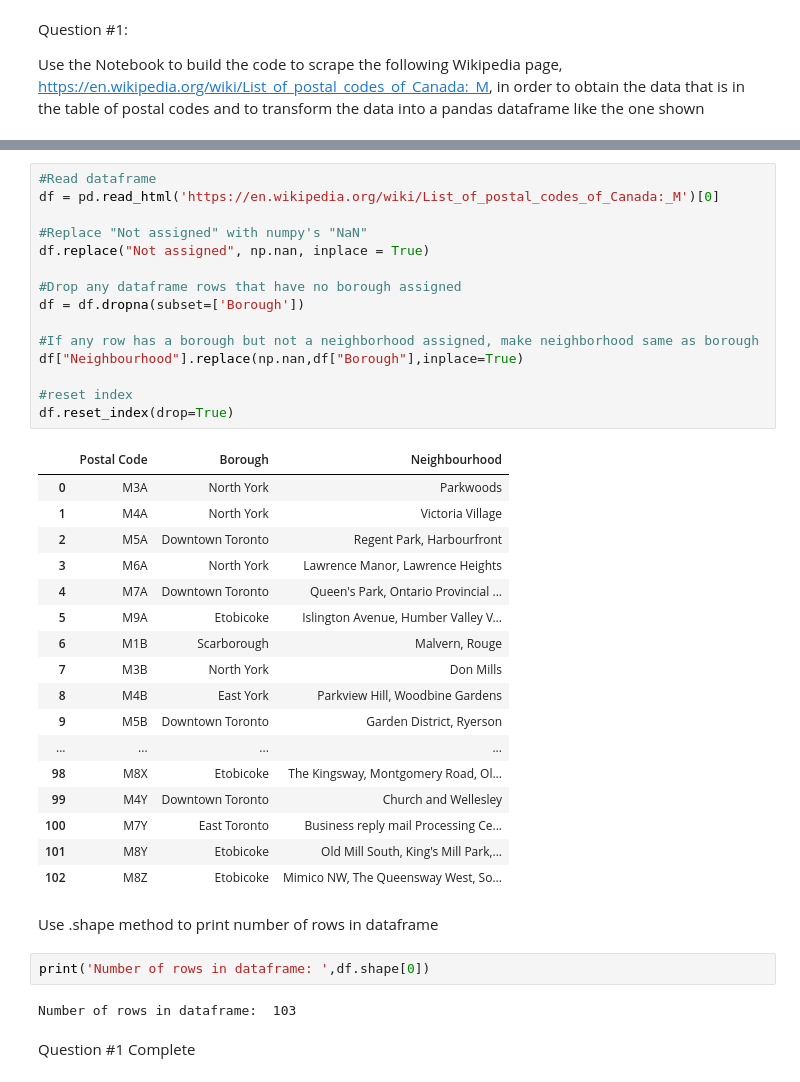
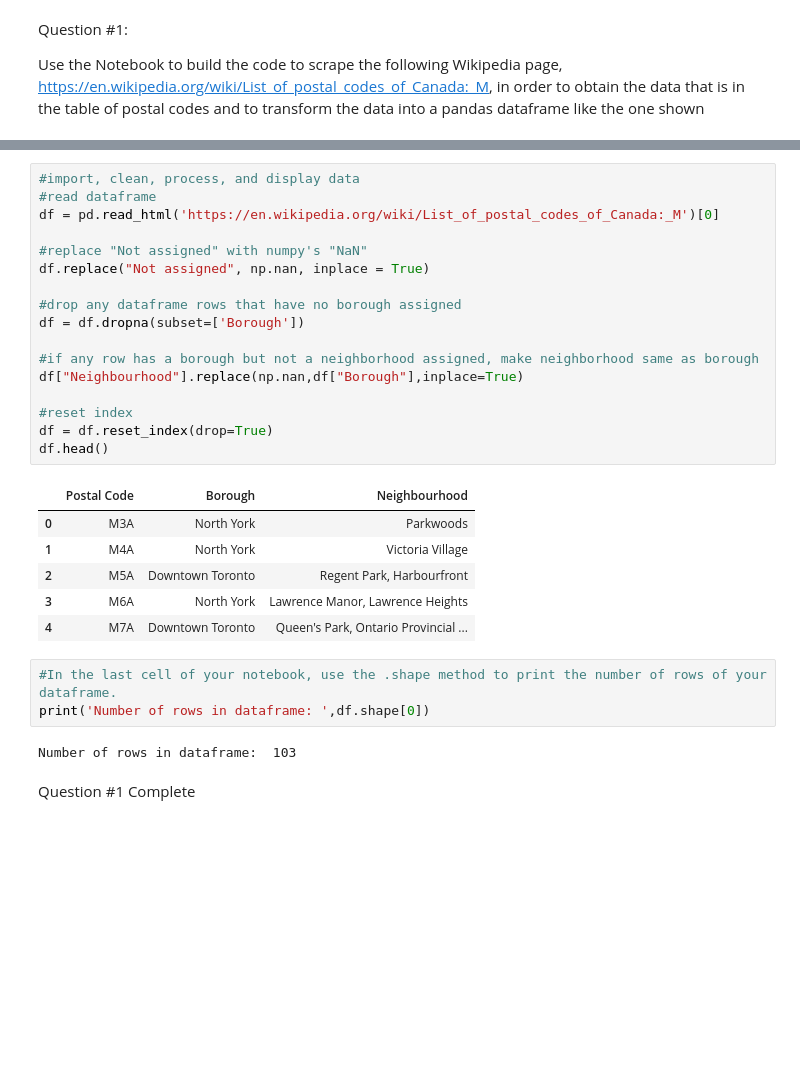
Before and after one commit to cjmarino/Coursera_Capstone, a Jupyter notebook: Coursera_Capstone_Week_3.ipynb, the cells around one changed output, grey strips where cells are left out. Drawn from its saved outputs; the diff is of its cells as text; blank space fills up the shorter version.

```diff
--- a/Coursera_Capstone_Week_3.ipynb
+++ b/Coursera_Capstone_Week_3.ipynb
@@ -17,42 +35,32 @@ Import, clean, process, and display data
 # %%
-#Read dataframe
+#import, clean, process, and display data
+#read dataframe
 df = pd.read_html('https://en.wikipedia.org/wiki/List_of_postal_codes_of_Canada:_M')[0]
 
-#Replace "Not assigned" with numpy's "NaN"
+#replace "Not assigned" with numpy's "NaN"
 df.replace("Not assigned", np.nan, inplace = True)
 
-#Drop any dataframe rows that have no borough assigned
+#drop any dataframe rows that have no borough assigned
 df = df.dropna(subset=['Borough'])
 
-#If any row has a borough but not a neighborhood assigned, make neighborhood same as borough
+#if any row has a borough but not a neighborhood assigned, make neighborhood same as borough
 df["Neighbourhood"].replace(np.nan,df["Borough"],inplace=True)
 
 #reset index
-df.reset_index(drop=True)
+df = df.reset_index(drop=True)
+df.head()
 # %% [output]
 |  | Postal Code | Borough | Neighbourhood |
 | 0 | M3A | North York | Parkwoods |
 | 1 | M4A | North York | Victoria Village |
 | 2 | M5A | Downtown Toronto | Regent Park, Harbourfront |
 | 3 | M6A | North York | Lawrence Manor, Lawrence Heights |
 | 4 | M7A | Downtown Toronto | Queen's Park, Ontario Provincial ... |
-| 5 | M9A | Etobicoke | Islington Avenue, Humber Valley V... |
-| 6 | M1B | Scarborough | Malvern, Rouge |
-| 7 | M3B | North York | Don Mills |
-| 8 | M4B | East York | Parkview Hill, Woodbine Gardens |
-| 9 | M5B | Downtown Toronto | Garden District, Ryerson |
-| ... | ... | ... | ... |
-| 98 | M8X | Etobicoke | The Kingsway, Montgomery Road, Ol... |
-| 99 | M4Y | Downtown Toronto | Church and Wellesley |
-| 100 | M7Y | East Toronto | Business reply mail Processing Ce... |
-| 101 | M8Y | Etobicoke | Old Mill South, King's Mill Park,... |
-| 102 | M8Z | Etobicoke | Mimico NW, The Queensway West, So... |
-# %% [markdown]
-Use .shape method to print number of rows in dataframe
-# %%
-print('Number of rows in dataframe: ',df.shape[0])
-# %% [output]
-Number of rows in dataframe:  103
+# %%
+#In the last cell of your notebook, use the .shape method to print the number of rows of your dataframe.
+print('Number of rows in dataframe: ',df.shape[0])
+# %% [output]
+Number of rows in dataframe:  103
 # %% [markdown]
 Question #1 Complete
 # %% [markdown]
```
Also changed, not shown: parts of 39 cells of this notebook.
